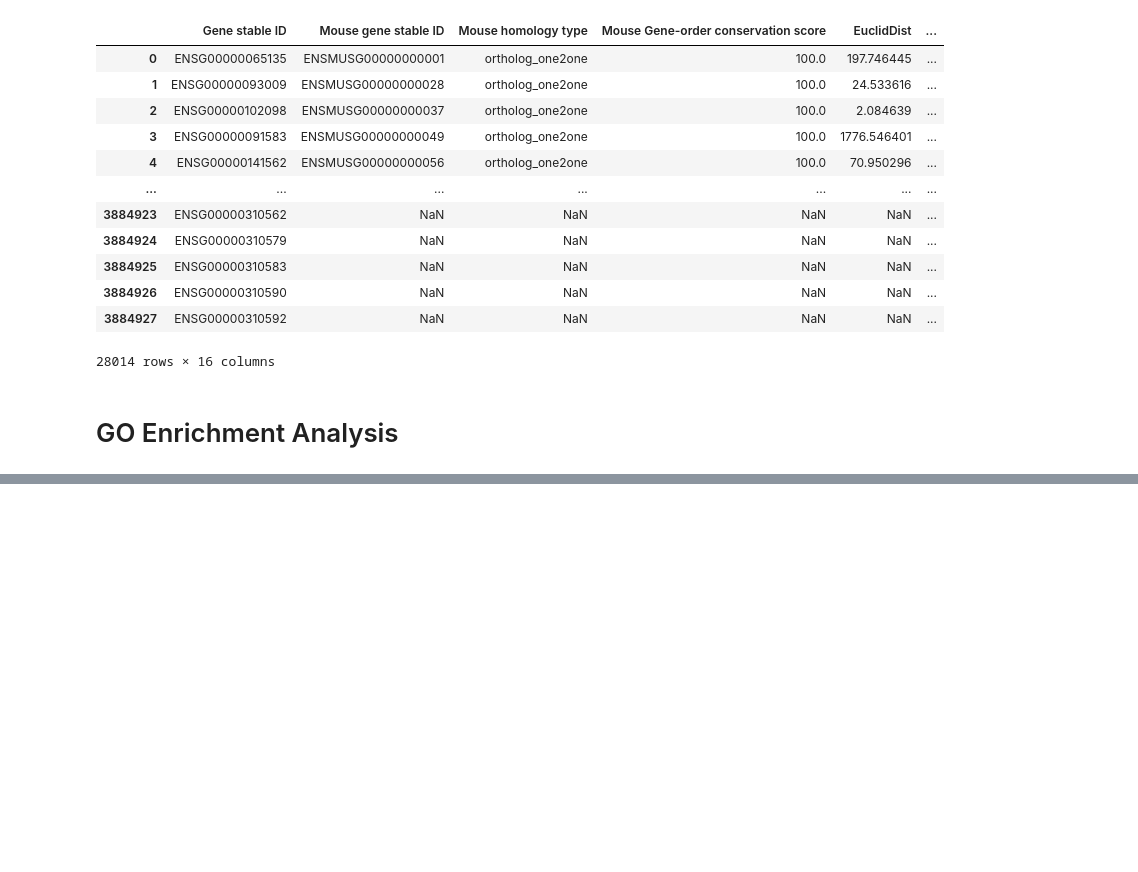
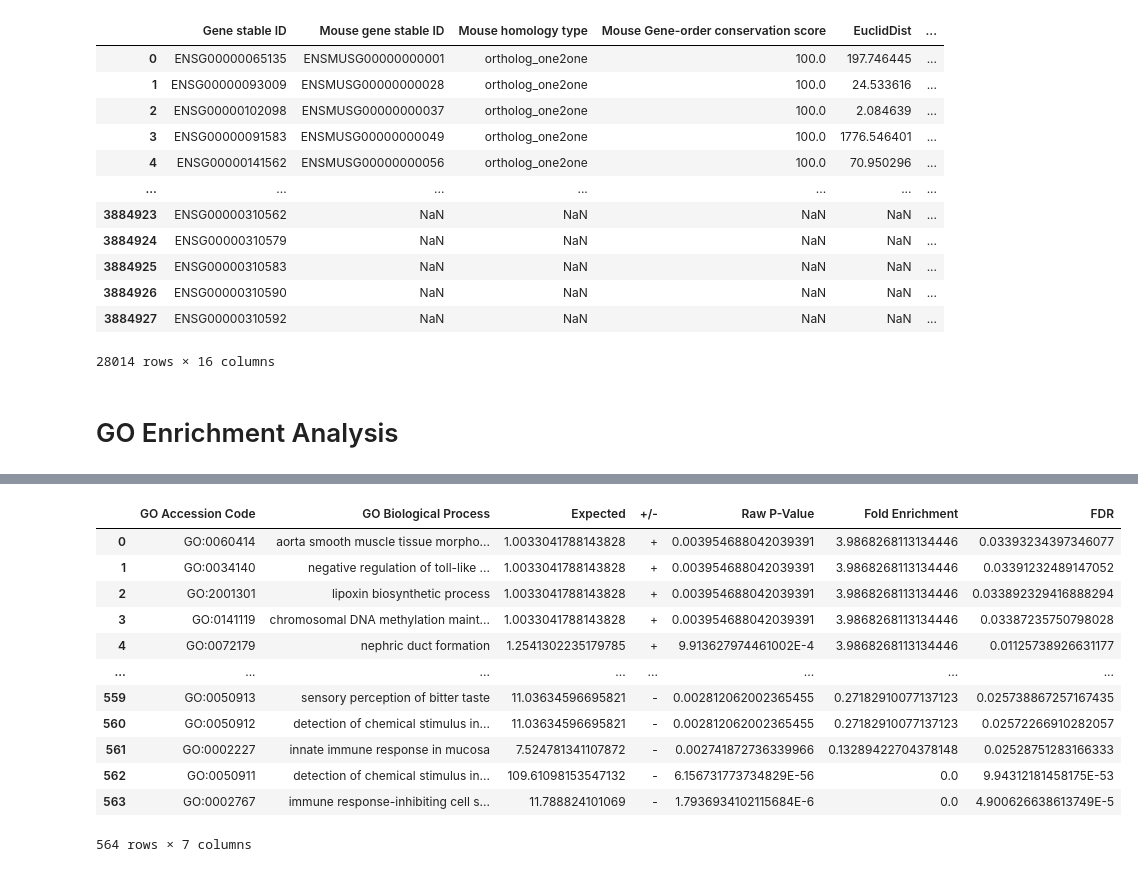
Before and after one commit to AndrewH72/Gene-Duplication, a Jupyter notebook: scripts/dataAnalysis.ipynb, the cells around one changed output, grey strips where cells are left out. Saved outputs shown, nothing was run; the diff lists cells and outputs as text; code cells hidden in the pictures; blank space fills up the shorter version.

```diff
--- a/scripts/dataAnalysis.ipynb
+++ b/scripts/dataAnalysis.ipynb
@@ -672,0 +670,33 @@ oneToManyGO.merge(oneToOneGO, on="GO biological process complete", how="inner",
+# %%
+dfRows = []
+for result in one2OneResults:
+    dfRow = []
+    level = result.find("level")
+    if level is not None and level.text == "0":
+        dfRow.append(result.find("id").text)
+        dfRow.append(result.find("label").text)
+        dfRow.append(result.find("expected").text)
+        dfRow.append(result.find("plus_minus").text)
+        dfRow.append(result.find("pValue").text)
+        dfRow.append(result.find("fold_enrichment").text)
+        dfRow.append(result.find("fdr").text)
+
+        dfRows.append(dfRow)
+one2OneData = pd.DataFrame(dfRows)
+one2OneData.columns = ["GO Accession Code", "GO Biological Process", "Expected", "+/-", "Raw P-Value", "Fold Enrichment", "FDR"]
+# %%
+one2OneData
+# %% [output]
+|  | GO Accession Code | GO Biological Process | Expected | +/- | Raw P-Value | Fold Enrichment | FDR |
+| 0 | GO:0060414 | aorta smooth muscle tissue morpho... | 1.0033041788143828 | + | 0.003954688042039391 | 3.9868268113134446 | 0.03393234397346077 |
+| 1 | GO:0034140 | negative regulation of toll-like ... | 1.0033041788143828 | + | 0.003954688042039391 | 3.9868268113134446 | 0.03391232489147052 |
+| 2 | GO:2001301 | lipoxin biosynthetic process | 1.0033041788143828 | + | 0.003954688042039391 | 3.9868268113134446 | 0.033892329416888294 |
+| 3 | GO:0141119 | chromosomal DNA methylation maint... | 1.0033041788143828 | + | 0.003954688042039391 | 3.9868268113134446 | 0.03387235750798028 |
+| 4 | GO:0072179 | nephric duct formation | 1.2541302235179785 | + | 9.913627974461002E-4 | 3.9868268113134446 | 0.01125738926631177 |
+| ... | ... | ... | ... | ... | ... | ... | ... |
+| 559 | GO:0050913 | sensory perception of bitter taste | 11.03634596695821 | - | 0.002812062002365455 | 0.27182910077137123 | 0.025738867257167435 |
+| 560 | GO:0050912 | detection of chemical stimulus in... | 11.03634596695821 | - | 0.002812062002365455 | 0.27182910077137123 | 0.02572266910282057 |
+| 561 | GO:0002227 | innate immune response in mucosa | 7.524781341107872 | - | 0.002741872736339966 | 0.13289422704378148 | 0.02528751283166333 |
+| 562 | GO:0050911 | detection of chemical stimulus in... | 109.61098153547132 | - | 6.156731773734829E-56 | 0.0 | 9.94312181458175E-53 |
+| 563 | GO:0002767 | immune response-inhibiting cell s... | 11.788824101069 | - | 1.7936934102115684E-6 | 0.0 | 4.900626638613749E-5 |
+564 rows × 7 columns
```
Also changed, not shown: parts of 14 cells of this notebook, 3 other files.
